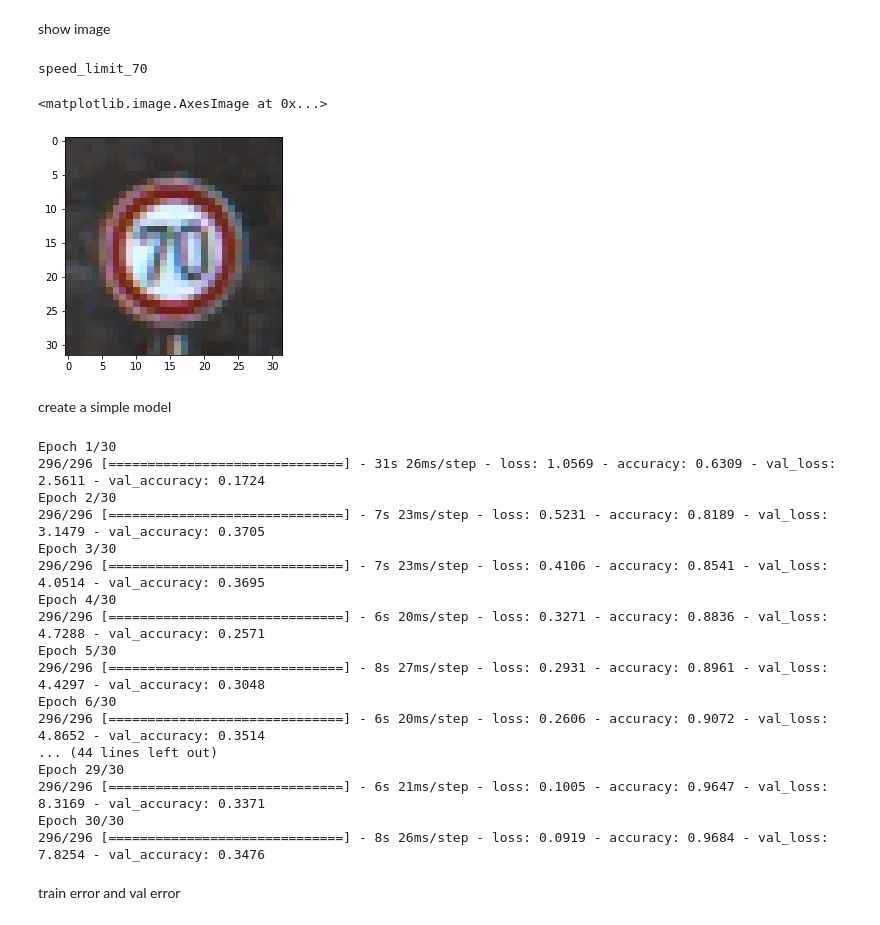
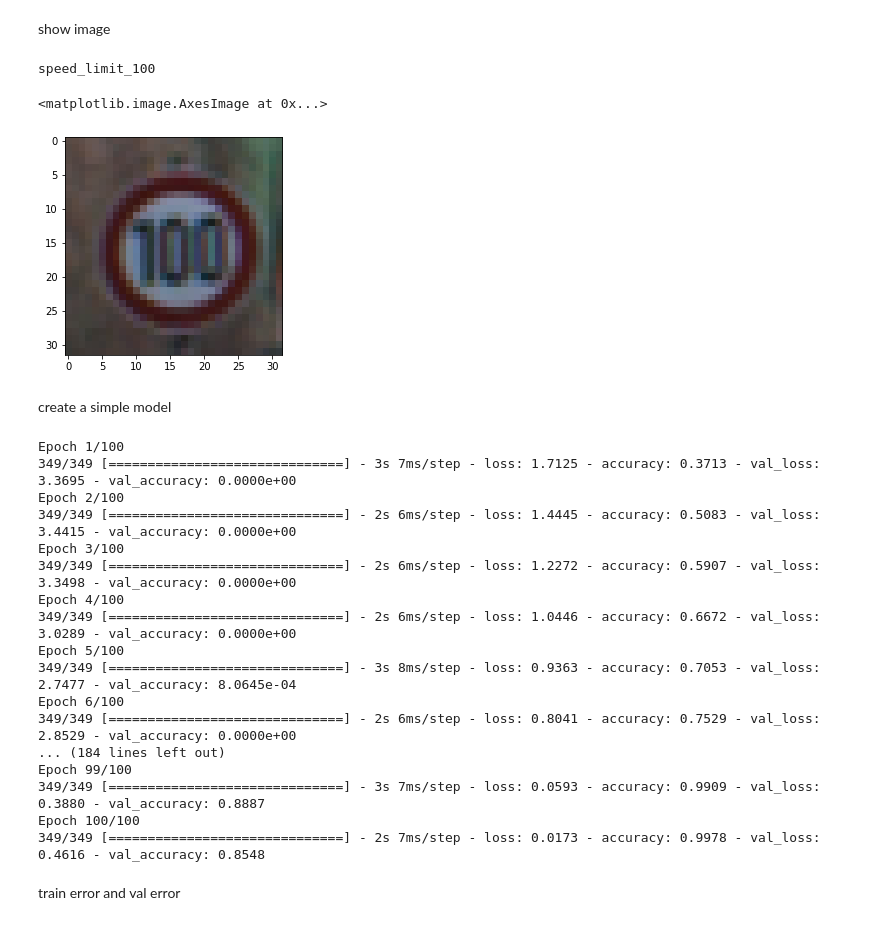
Before and after one commit to luoyuhan011/309CourseWork2, a Jupyter notebook: 309CourseWork2.ipynb, the cells around one changed output. Saved outputs shown, nothing was run; the diff lists cells and outputs as text; code cells hidden in the pictures.

```diff
--- a/309CourseWork2.ipynb
+++ b/309CourseWork2.ipynb
@@ -24,7 +24,9 @@ for label in os.listdir(path):
 # %% [markdown]
 all classes
 # %%
-class_name = ['speed_limit_20', 'speed_limit_30', 'speed_limit_50', 'speed_limit_60', 'speed_limit_70', 'speed_limit_80', 'lift__speed_limit_80', 'speed_limit_100']
+class_name = ['speed_limit_20', 'speed_limit_30', 'speed_limit_50',
+              'speed_limit_60', 'speed_limit_70', 'speed_limit_80',
+              'lift__speed_limit_80', 'speed_limit_100', 'speed_limit_120']
 # %% [markdown]
 check shape
 # %%
@@ -40,44 +42,41 @@ X_train = X_train/255
 # %% [markdown]
 show image
 # %%
-index = 8001
+index = 12000
 print(class_name[Y_train[index]])
 plt.imshow(X_train[index])
 # %% [output]
-speed_limit_70
+speed_limit_100
 <matplotlib.image.AxesImage at 0x...>
-[figure, old version]
+[figure, new version]
 # %% [markdown]
 create a simple model
 # %%
 model = keras.models.Sequential()
 model.add(keras.layers.Flatten(input_shape=[32, 32, 3]))
-model.add(keras.layers.BatchNormalization())
 model.add(keras.layers.Dense(300, activation="relu"))
-model.add(keras.layers.BatchNormalization())
 model.add(keras.layers.Dense(100, activation="relu"))
-model.add(keras.layers.BatchNormalization())
-model.add(keras.layers.Dense(8, activation="softmax"))
-model.compile(loss = "sparse_categorical_crossentropy", optimizer=keras.optimizers.Adam(), metrics = ["accuracy"])
-history = model.fit(X_train, Y_train, epochs = 30, validation_split=0.1)
+model.add(keras.layers.Dense(9, activation="softmax"))
+model.compile(loss = "sparse_categorical_crossentropy", optimizer=keras.optimizers.SGD(), metrics = ["accuracy"])
+history = model.fit(X_train, Y_train, epochs = 100, validation_split=0.1)
 # %% [output]
-Epoch 1/30
-296/296 [==============================] - 31s 26ms/step - loss: 1.0569 - accuracy: 0.6309 - val_loss: 2.5611 - val_accuracy: 0.1724
-Epoch 2/30
-296/296 [==============================] - 7s 23ms/step - loss: 0.5231 - accuracy: 0.8189 - val_loss: 3.1479 - val_accuracy: 0.3705
-Epoch 3/30
-296/296 [==============================] - 7s 23ms/step - loss: 0.4106 - accuracy: 0.8541 - val_loss: 4.0514 - val_accuracy: 0.3695
-Epoch 4/30
-296/296 [==============================] - 6s 20ms/step - loss: 0.3271 - accuracy: 0.8836 - val_loss: 4.7288 - val_accuracy: 0.2571
-Epoch 5/30
-296/296 [==============================] - 8s 27ms/step - loss: 0.2931 - accuracy: 0.8961 - val_loss: 4.4297 - val_accuracy: 0.3048
-Epoch 6/30
-296/296 [==============================] - 6s 20ms/step - loss: 0.2606 - accuracy: 0.9072 - val_loss: 4.8652 - val_accuracy: 0.3514
-... (44 lines left out)
-Epoch 29/30
-296/296 [==============================] - 6s 21ms/step - loss: 0.1005 - accuracy: 0.9647 - val_loss: 8.3169 - val_accuracy: 0.3371
-Epoch 30/30
-296/296 [==============================] - 8s 26ms/step - loss: 0.0919 - accuracy: 0.9684 - val_loss: 7.8254 - val_accuracy: 0.3476
+Epoch 1/100
+349/349 [==============================] - 3s 7ms/step - loss: 1.7125 - accuracy: 0.3713 - val_loss: 3.3695 - val_accuracy: 0.0000e+00
+Epoch 2/100
+349/349 [==============================] - 2s 6ms/step - loss: 1.4445 - accuracy: 0.5083 - val_loss: 3.4415 - val_accuracy: 0.0000e+00
+Epoch 3/100
+349/349 [==============================] - 2s 6ms/step - loss: 1.2272 - accuracy: 0.5907 - val_loss: 3.3498 - val_accuracy: 0.0000e+00
+Epoch 4/100
+349/349 [==============================] - 2s 6ms/step - loss: 1.0446 - accuracy: 0.6672 - val_loss: 3.0289 - val_accuracy: 0.0000e+00
+Epoch 5/100
+349/349 [==============================] - 3s 8ms/step - loss: 0.9363 - accuracy: 0.7053 - val_loss: 2.7477 - val_accuracy: 8.0645e-04
+Epoch 6/100
+349/349 [==============================] - 2s 6ms/step - loss: 0.8041 - accuracy: 0.7529 - val_loss: 2.8529 - val_accuracy: 0.0000e+00
+... (184 lines left out)
+Epoch 99/100
+349/349 [==============================] - 3s 7ms/step - loss: 0.0593 - accuracy: 0.9909 - val_loss: 0.3880 - val_accuracy: 0.8887
+Epoch 100/100
+349/349 [==============================] - 2s 7ms/step - loss: 0.0173 - accuracy: 0.9978 - val_loss: 0.4616 - val_accuracy: 0.8548
 # %% [markdown]
 train error and val error
 # %%
```
Also changed, not shown: parts of 3 cells of this notebook.
